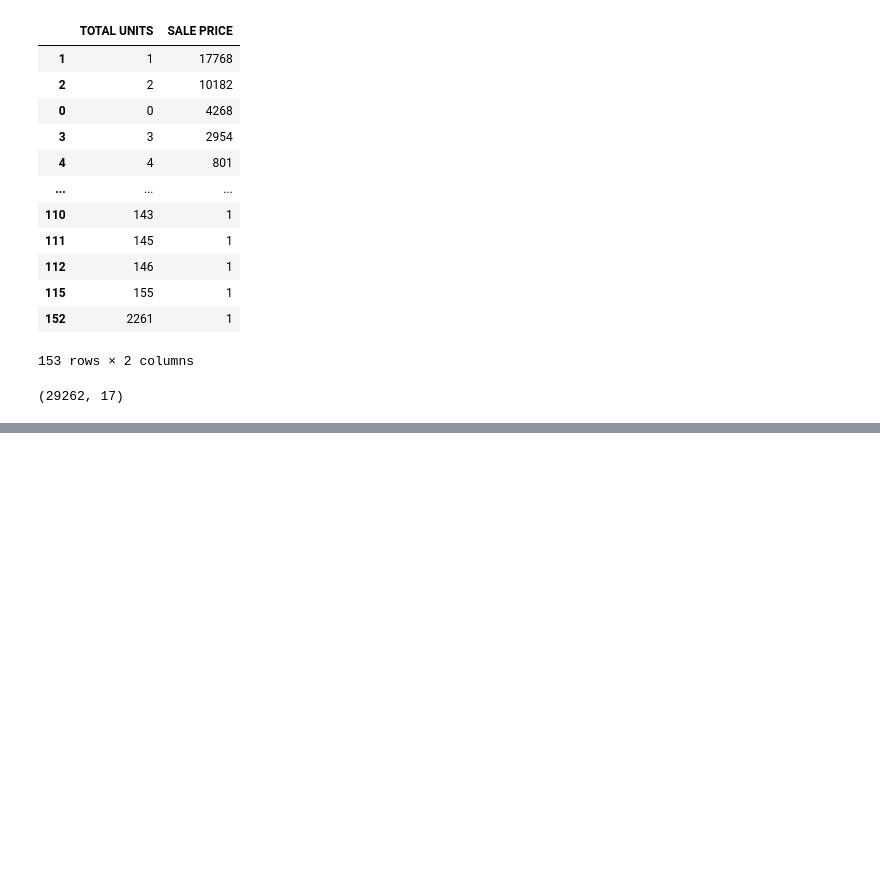
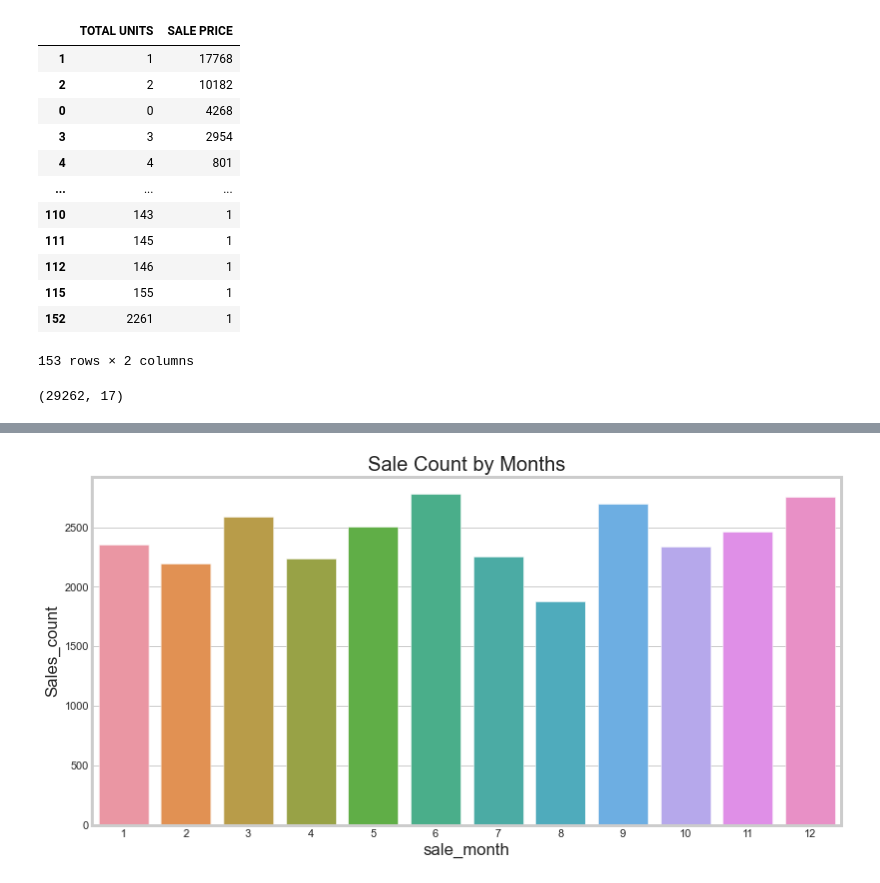
Before and after one commit to Managedcode-ux/Maj-Proj, a Jupyter notebook: code/preprocessing.ipynb, the cells around one changed output, grey strips where cells are left out. Saved outputs shown, nothing was run; the diff lists cells and outputs as text; code cells hidden in the pictures; blank space fills up the shorter version.

```diff
--- a/code/preprocessing.ipynb
+++ b/code/preprocessing.ipynb
@@ -242,0 +398,10 @@ df.shape
+# %%
+df_bar=df[['sale_month', 'sale_price']].groupby(by='sale_month').count().sort_values(by='sale_month', ascending=True).reset_index()
+df_bar.columns.values[1]='Sales_count'
+
+plt.figure(figsize=(12,6))
+sns.barplot(y = 'Sales_count', x = 'sale_month', data = df_bar)
+plt.title('Sale Count by Months')
+plt.show()
+# %% [output]
+[figure, added]
```
Also changed, not shown: parts of 16 cells of this notebook.
